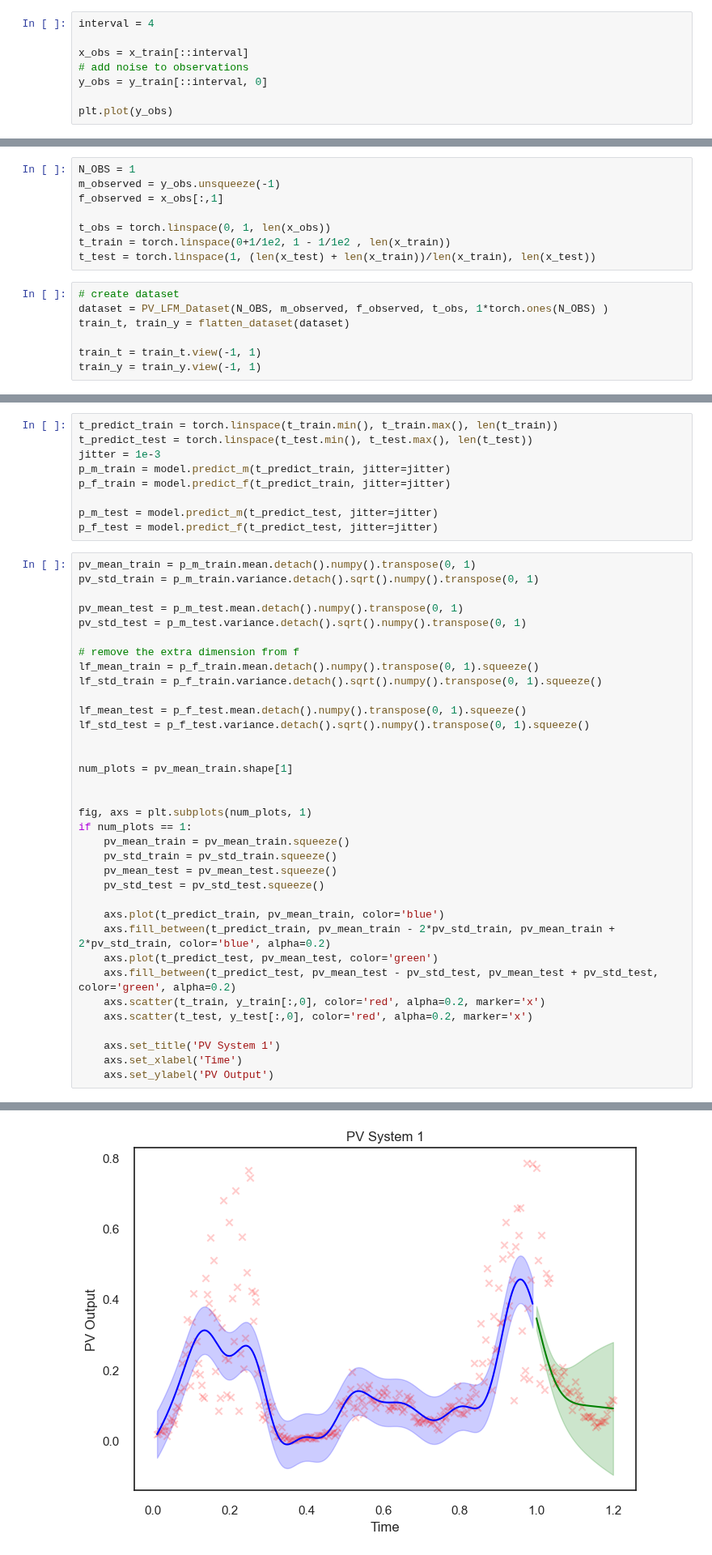
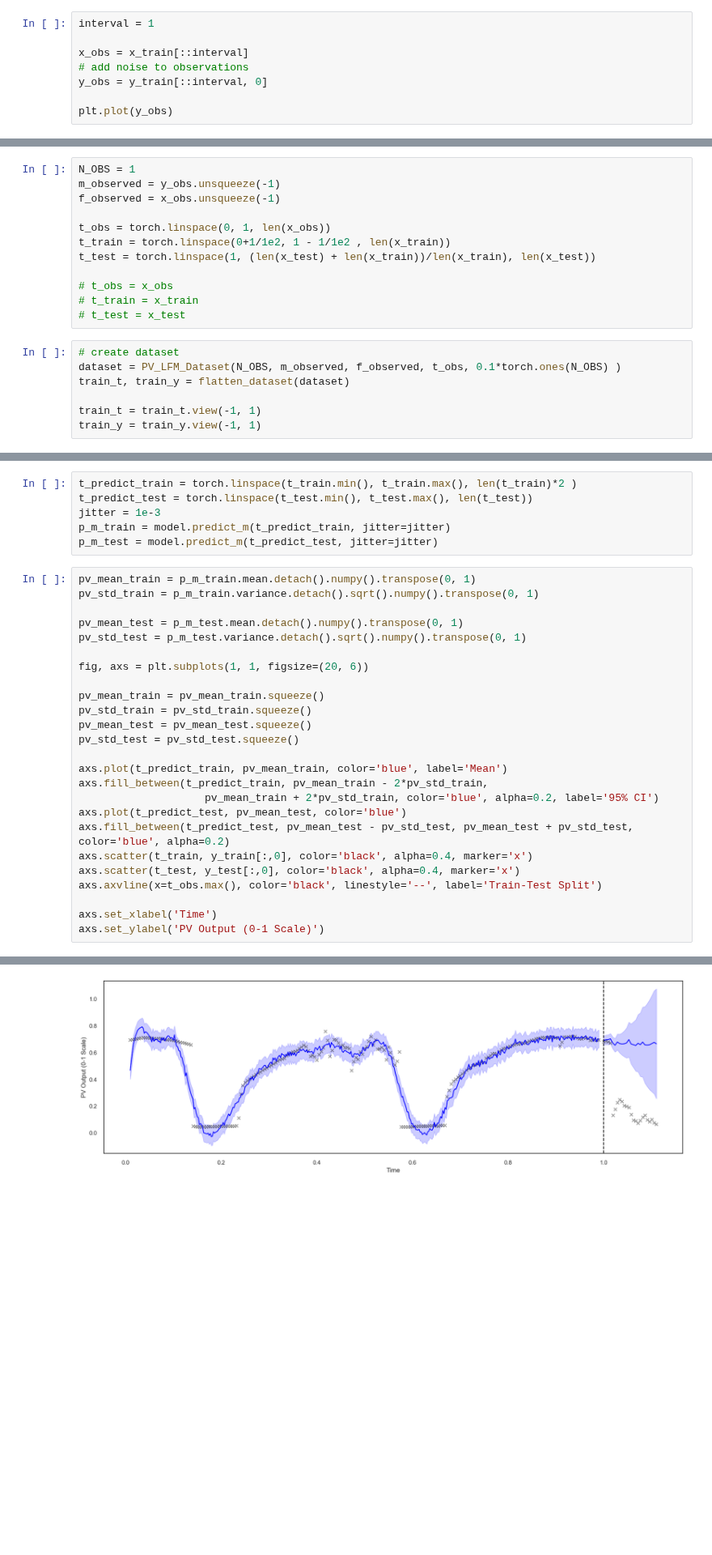
Before and after one commit to eirikbaekkelund/Dissertation, a Jupyter notebook: examples/exact_lfm.ipynb, the cells around one changed output, grey strips where cells are left out. Shown at 81% size. Saved outputs shown, nothing was run; the diff lists cells and outputs as text; blank space fills up the shorter version.

Commit message:
seperate lfm models

```diff
--- a/examples/exact_lfm.ipynb
+++ b/examples/exact_lfm.ipynb
@@ -60,5 +58,5 @@ plot_train_test_split(y_train, y_test)
 # %%
-interval = 4
+interval = 1
 
 x_obs = x_train[::interval]
 # add noise to observations
@@ -73,14 +71,18 @@ plt.plot(y_obs)
 # %%
 N_OBS = 1
 m_observed = y_obs.unsqueeze(-1)
-f_observed = x_obs[:,1]
+f_observed = x_obs.unsqueeze(-1)
 
 t_obs = torch.linspace(0, 1, len(x_obs))
 t_train = torch.linspace(0+1/1e2, 1 - 1/1e2 , len(x_train))
 t_test = torch.linspace(1, (len(x_test) + len(x_train))/len(x_train), len(x_test))
+
+# t_obs = x_obs
+# t_train = x_train
+# t_test = x_test
 # %%
 # create dataset
-dataset = PV_LFM_Dataset(N_OBS, m_observed, f_observed, t_obs, 1*torch.ones(N_OBS) )
+dataset = PV_LFM_Dataset(N_OBS, m_observed, f_observed, t_obs, 0.1*torch.ones(N_OBS) )
 train_t, train_y = flatten_dataset(dataset)
 
 train_t = train_t.view(-1, 1)
@@ -117,12 +113,9 @@ Epoch 451/500 - Loss: -0.86 λ: [0.08]
 # %%
-t_predict_train = torch.linspace(t_train.min(), t_train.max(), len(t_train))
+t_predict_train = torch.linspace(t_train.min(), t_train.max(), len(t_train)*2 )
 t_predict_test = torch.linspace(t_test.min(), t_test.max(), len(t_test))
 jitter = 1e-3
 p_m_train = model.predict_m(t_predict_train, jitter=jitter)
-p_f_train = model.predict_f(t_predict_train, jitter=jitter)
-
 p_m_test = model.predict_m(t_predict_test, jitter=jitter)
-p_f_test = model.predict_f(t_predict_test, jitter=jitter)
 # %%
 pv_mean_train = p_m_train.mean.detach().numpy().transpose(0, 1)
 pv_std_train = p_m_train.variance.detach().sqrt().numpy().transpose(0, 1)
@@ -130,32 +123,22 @@ pv_std_train = p_m_train.variance.detach().sqrt().numpy().transpose(0, 1)
 pv_mean_test = p_m_test.mean.detach().numpy().transpose(0, 1)
 pv_std_test = p_m_test.variance.detach().sqrt().numpy().transpose(0, 1)
 
-# remove the extra dimension from f
-lf_mean_train = p_f_train.mean.detach().numpy().transpose(0, 1).squeeze()
-lf_std_train = p_f_train.variance.detach().sqrt().numpy().transpose(0, 1).squeeze()
+fig, axs = plt.subplots(1, 1, figsize=(20, 6))
 
-lf_mean_test = p_f_test.mean.detach().numpy().transpose(0, 1).squeeze()
-lf_std_test = p_f_test.variance.detach().sqrt().numpy().transpose(0, 1).squeeze()
+pv_mean_train = pv_mean_train.squeeze()
+pv_std_train = pv_std_train.squeeze()
+pv_mean_test = pv_mean_test.squeeze()
+pv_std_test = pv_std_test.squeeze()
 
+axs.plot(t_predict_train, pv_mean_train, color='blue', label='Mean')
+axs.fill_between(t_predict_train, pv_mean_train - 2*pv_std_train,
+                    pv_mean_train + 2*pv_std_train, color='blue', alpha=0.2, label='95% CI')
+axs.plot(t_predict_test, pv_mean_test, color='blue')
+axs.fill_between(t_predict_test, pv_mean_test - pv_std_test, pv_mean_test + pv_std_test, color='blue', alpha=0.2)
+axs.scatter(t_train, y_train[:,0], color='black', alpha=0.4, marker='x')
+axs.scatter(t_test, y_test[:,0], color='black', alpha=0.4, marker='x')
+axs.axvline(x=t_obs.max(), color='black', linestyle='--', label='Train-Test Split')
 
-num_plots = pv_mean_train.shape[1]
-
-
-fig, axs = plt.subplots(num_plots, 1)
-if num_plots == 1:
-    pv_mean_train = pv_mean_train.squeeze()
-    pv_std_train = pv_std_train.squeeze()
-    pv_mean_test = pv_mean_test.squeeze()
-    pv_std_test = pv_std_test.squeeze()
-
-    axs.plot(t_predict_train, pv_mean_train, color='blue')
-    axs.fill_between(t_predict_train, pv_mean_train - 2*pv_std_train, pv_mean_train + 2*pv_std_train, color='blue', alpha=0.2)
-    axs.plot(t_predict_test, pv_mean_test, color='green')
-    axs.fill_between(t_predict_test, pv_mean_test - pv_std_test, pv_mean_test + pv_std_test, color='green', alpha=0.2)
-    axs.scatter(t_train, y_train[:,0], color='red', alpha=0.2, marker='x')
-    axs.scatter(t_test, y_test[:,0], color='red', alpha=0.2, marker='x')
-
-    axs.set_title('PV System 1')
-    axs.set_xlabel('Time')
-    axs.set_ylabel('PV Output')
+axs.set_xlabel('Time')
+axs.set_ylabel('PV Output (0-1 Scale)')
 # %% [output]
@@ -162 +146 @@ if num_plots == 1:
-[figure, old version]
+[figure, new version]
```
Also changed, not shown: parts of 6 cells of this notebook, 12 other files.
